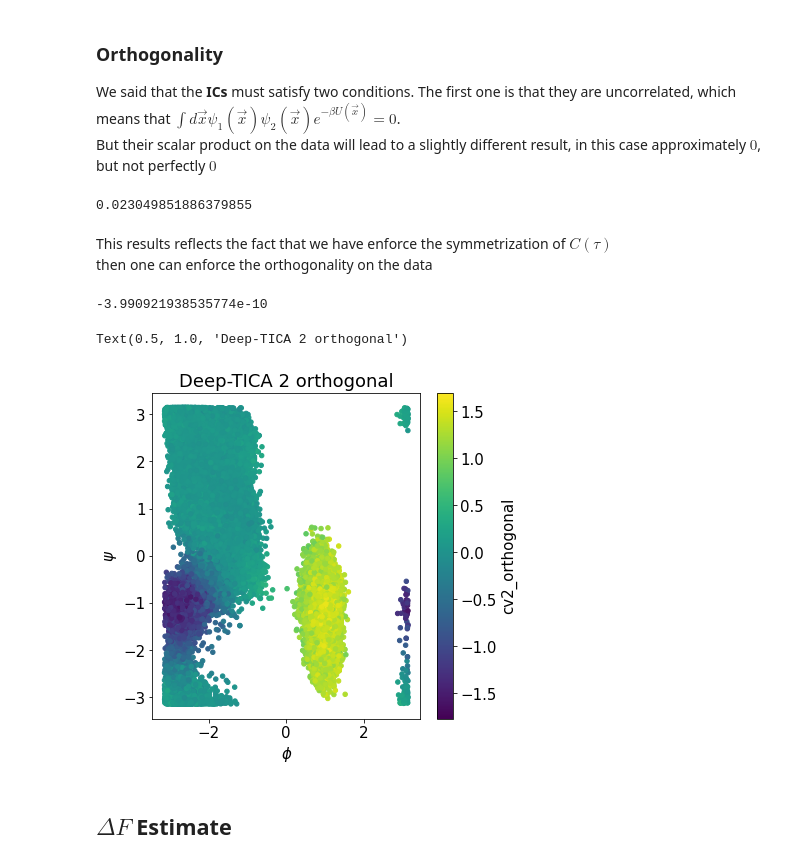
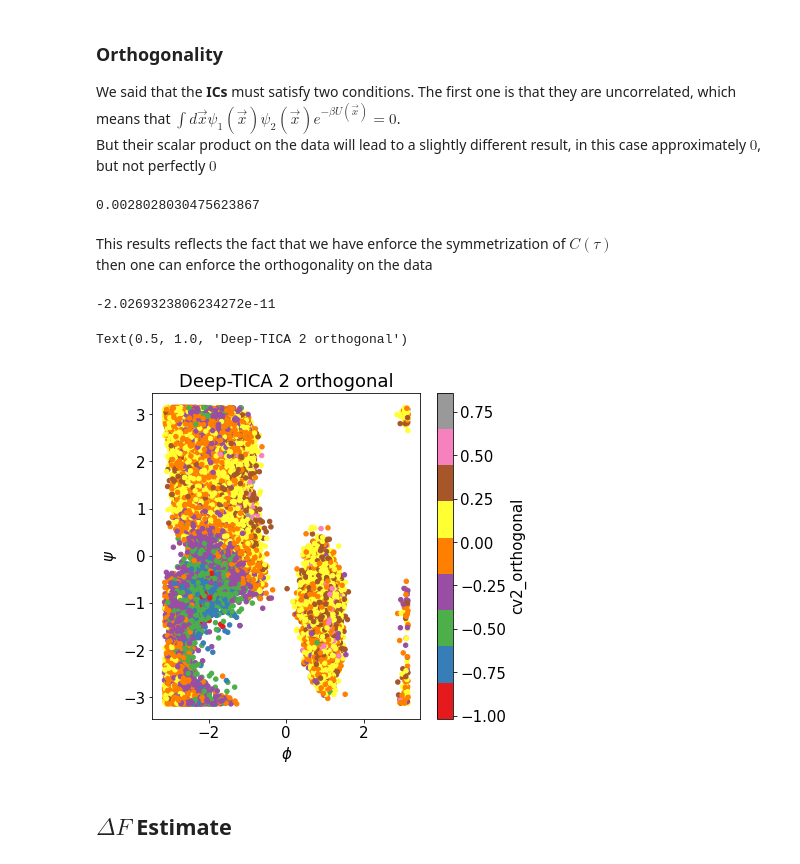
Before and after one commit to nicolopedrani/Hyper-TICA, a Jupyter notebook: Alanine/Bias.ipynb, the cells around one changed output. Saved outputs shown, nothing was run; the diff lists cells and outputs as text; code cells hidden in the pictures.

```diff
--- a/Alanine/Bias.ipynb
+++ b/Alanine/Bias.ipynb
@@ -266,10 +266,27 @@ train_parameters = {
               'es_consecutive':False,
               'standardize_outputs':True,
               'standardize_inputs': True,
-              'log_every':50,
+              'log_every':500,
               #if reweight the timescale
               "reweighting": True,
+              "cpp": False,
               }
 #--------------------------------------#
 # %% [markdown]
 ## check for which lag time the gap is maximum
+# %%
+lags = [1,2,3,4,5,6,7,8,9,10,11,12,13,14,15,18,25]
+time = []
+seeds = [21,151,500]
+for seed in seeds:
+    timescale = np.empty(len(lags))
+    for i,lag in enumerate(lags):
+        train_parameters["lag_time"] = lag
+        torch.manual_seed(seed)
+        model,data,logweight,X = training(sim_parameters["beta"],folder+"COLVAR",train_parameters)
+
+        #-- move the model back to cpu for convenience --#
+        model.to('cpu')
+        #-- save gap between eigenvalues
+        timescale[i] = model.tica.evals_.detach().cpu().numpy()[0]-model.tica.evals_.detach().cpu().numpy()[1]
+    time.append(timescale)
@@ -277,6 +325,7 @@ train_parameters = {
 ## DeepTICA Analysis and Export
 # %%
 torch.manual_seed(21)
+train_parameters["lag_time"] = 100 #10 massimo
 model,data,logweight,X = training(sim_parameters["beta"],folder+"COLVAR",train_parameters)
 
 #-- move the model back to cpu for convenience --#
@@ -444,7 +482,7 @@ But their scalar product on the data will lead to a slightly different result, i
 # %%
 Boltzmann_product(model,model,X,j=0,k=1,logweight=logweight)
 # %% [output]
-0.023049851886379855
+0.0028028030475623867
 # %% [markdown]
 This results reflects the fact that we have enforce the symmetrization of $C(\tau)$
 then one can enforce the orthogonality on the data
@@ -457,17 +495,17 @@ new_cv2 = orthogonal_cv(model,X,logweight=logweight)
 prod = np.multiply(np.multiply(cv1,np.exp(logweight)),new_cv2).mean()
 print(prod)
 # %% [output]
--3.990921938535774e-10
+-2.0269323806234272e-11
 # %%
 data["cv2_orthogonal"] = new_cv2
 fig,ax = plt.subplots(1,1,figsize=(6,6))
-data.plot.scatter(y="psi",x="phi",c="cv2_orthogonal",cmap="viridis",ax=ax)
+data.plot.scatter(y="psi",x="phi",c="cv2_orthogonal",cmap="Set1",ax=ax)
 ax.set_xlabel(r"$\phi$")
 ax.set_ylabel(r"$\psi$")
 ax.set_title('Deep-TICA 2 orthogonal')
 # %% [output]
 Text(0.5, 1.0, 'Deep-TICA 2 orthogonal')
-[figure, old version]
+[figure, new version]
 # %% [markdown]
 ## $\Delta F$ Estimate
 # %%
```
Also changed, not shown: parts of 8 cells of this notebook, 3 other files.
